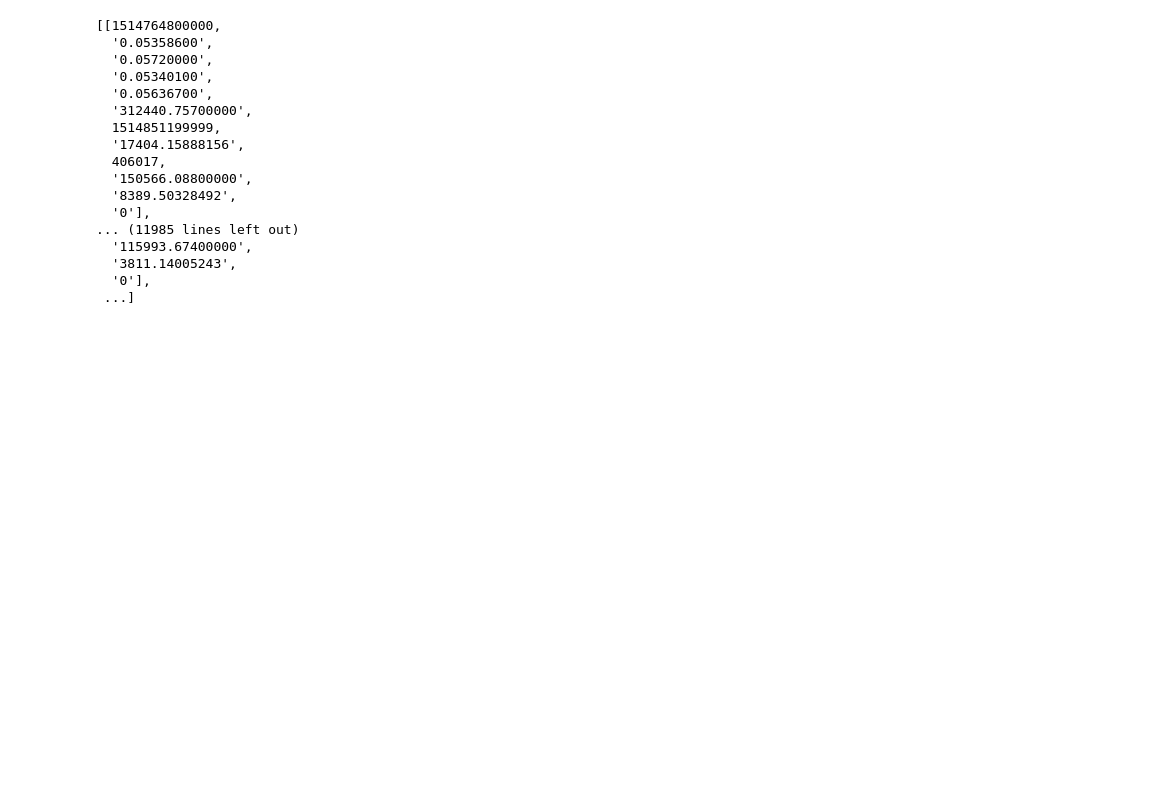
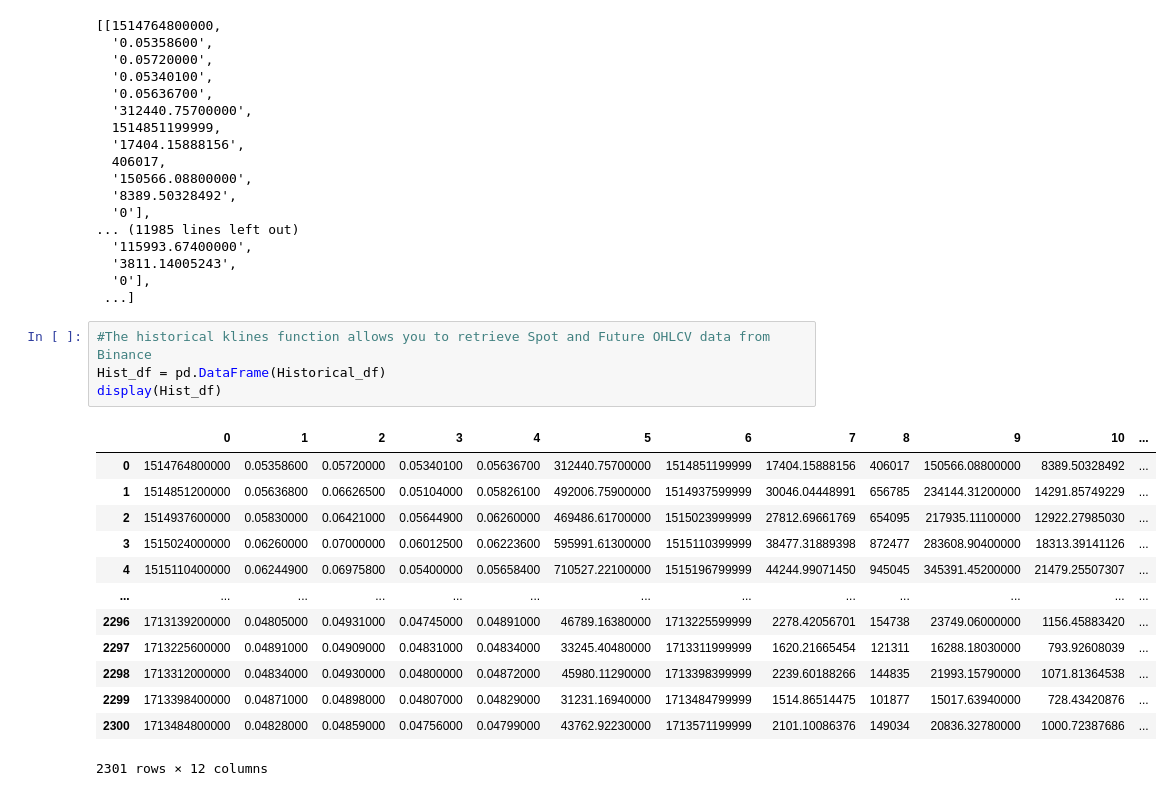
Before and after one commit to gappeah/Binance-Crypto-Prediction-and-Analysis, a Jupyter notebook: app.ipynb, the cells around one changed output. Cells and saved outputs as stored; diff of their text form; blank space fills up the shorter version.

```diff
--- a/app.ipynb
+++ b/app.ipynb
@@ -110,3 +110,21 @@ display(Historical_df)
   '3811.14005243',
   '0'],
  ...]
+# %%
+#The historical klines function allows you to retrieve Spot and Future OHLCV data from Binance
+Hist_df = pd.DataFrame(Historical_df)
+display(Hist_df)
+# %% [output]
+|  | 0 | 1 | 2 | 3 | 4 | 5 | 6 | 7 | 8 | 9 | 10 | ... |
+| 0 | 1514764800000 | 0.05358600 | 0.05720000 | 0.05340100 | 0.05636700 | 312440.75700000 | 1514851199999 | 17404.15888156 | 406017 | 150566.08800000 | 8389.50328492 | ... |
+| 1 | 1514851200000 | 0.05636800 | 0.06626500 | 0.05104000 | 0.05826100 | 492006.75900000 | 1514937599999 | 30046.04448991 | 656785 | 234144.31200000 | 14291.85749229 | ... |
+| 2 | 1514937600000 | 0.05830000 | 0.06421000 | 0.05644900 | 0.06260000 | 469486.61700000 | 1515023999999 | 27812.69661769 | 654095 | 217935.11100000 | 12922.27985030 | ... |
+| 3 | 1515024000000 | 0.06260000 | 0.07000000 | 0.06012500 | 0.06223600 | 595991.61300000 | 1515110399999 | 38477.31889398 | 872477 | 283608.90400000 | 18313.39141126 | ... |
+| 4 | 1515110400000 | 0.06244900 | 0.06975800 | 0.05400000 | 0.05658400 | 710527.22100000 | 1515196799999 | 44244.99071450 | 945045 | 345391.45200000 | 21479.25507307 | ... |
+| ... | ... | ... | ... | ... | ... | ... | ... | ... | ... | ... | ... | ... |
+| 2296 | 1713139200000 | 0.04805000 | 0.04931000 | 0.04745000 | 0.04891000 | 46789.16380000 | 1713225599999 | 2278.42056701 | 154738 | 23749.06000000 | 1156.45883420 | ... |
+| 2297 | 1713225600000 | 0.04891000 | 0.04909000 | 0.04831000 | 0.04834000 | 33245.40480000 | 1713311999999 | 1620.21665454 | 121311 | 16288.18030000 | 793.92608039 | ... |
+| 2298 | 1713312000000 | 0.04834000 | 0.04930000 | 0.04800000 | 0.04872000 | 45980.11290000 | 1713398399999 | 2239.60188266 | 144835 | 21993.15790000 | 1071.81364538 | ... |
+| 2299 | 1713398400000 | 0.04871000 | 0.04898000 | 0.04807000 | 0.04829000 | 31231.16940000 | 1713484799999 | 1514.86514475 | 101877 | 15017.63940000 | 728.43420876 | ... |
+| 2300 | 1713484800000 | 0.04828000 | 0.04859000 | 0.04756000 | 0.04799000 | 43762.92230000 | 1713571199999 | 2101.10086376 | 149034 | 20836.32780000 | 1000.72387686 | ... |
+2301 rows × 12 columns
```
